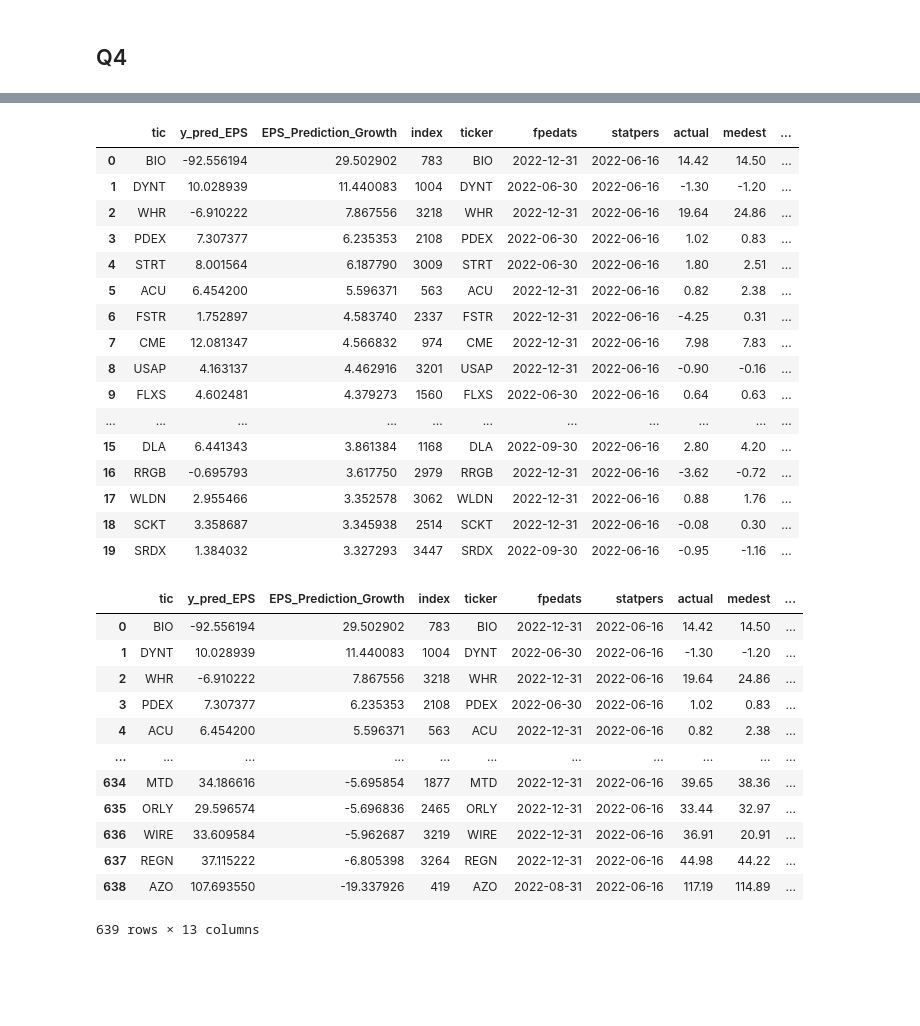
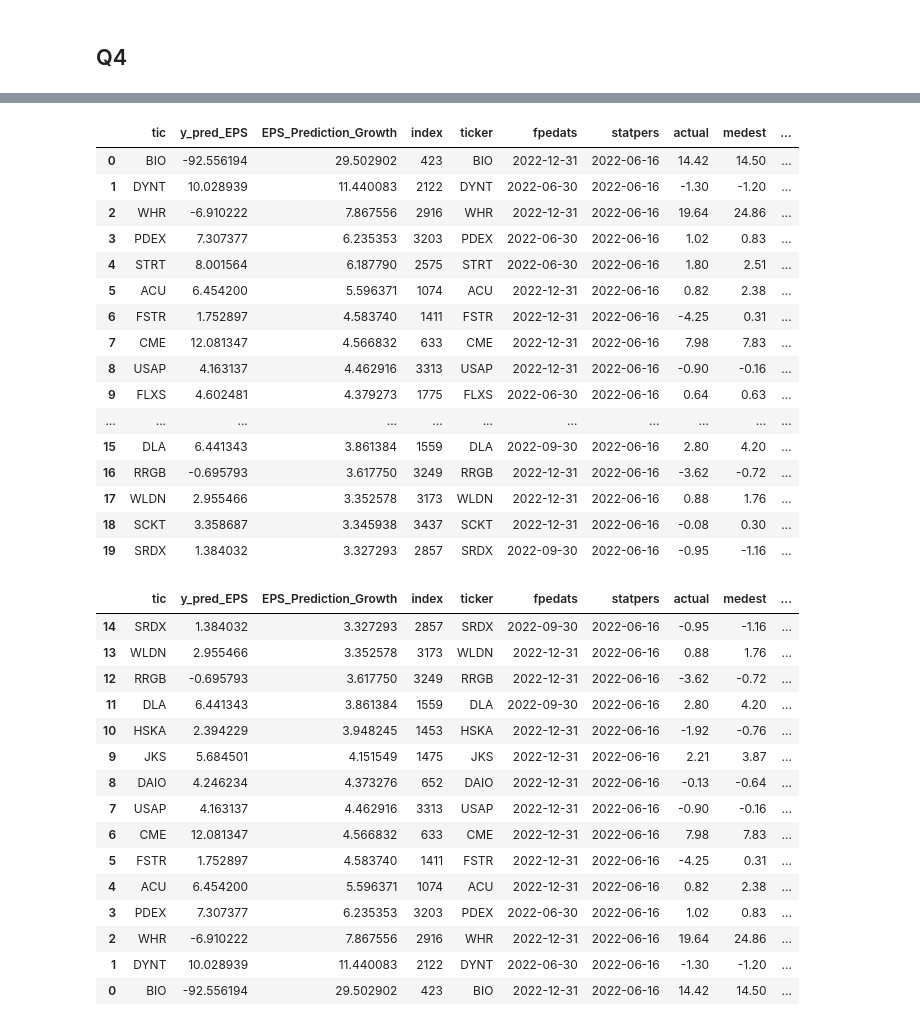
Before and after one commit to MapleKnightOfRiverwood/company-earining-projection, a Jupyter notebook: GA_Final.ipynb, the cells around one changed output, grey strips where cells are left out. Drawn from its saved outputs; the diff is of its cells as text; code cells hidden in the pictures; blank space fills up the shorter version.

```diff
--- a/GA_Final.ipynb
+++ b/GA_Final.ipynb
@@ -1340,41 +1346,45 @@ HVZ_one
 121    GHC   48.188333               8.632870
 # %%
 prediction_2022 = pd.merge(y_pred_df, df_analyst_raw_test_2022, how='inner', left_on=['tic'], right_on=['ticker'])
-prediction_2022 = prediction_2022.sort_values(by='EPS_Prediction_Growth', ascending=False)
+prediction_2022 = prediction_2022.head(20).sort_values(by='EPS_Prediction_Growth', ascending=False)
 prediction_2022.head(20)
 # %% [output]
 |  | tic | y_pred_EPS | EPS_Prediction_Growth | index | ticker | fpedats | statpers | actual | medest | ... |
-| 0 | BIO | -92.556194 | 29.502902 | 783 | BIO | 2022-12-31 | 2022-06-16 | 14.42 | 14.50 | ... |
-| 1 | DYNT | 10.028939 | 11.440083 | 1004 | DYNT | 2022-06-30 | 2022-06-16 | -1.30 | -1.20 | ... |
-| 2 | WHR | -6.910222 | 7.867556 | 3218 | WHR | 2022-12-31 | 2022-06-16 | 19.64 | 24.86 | ... |
-| 3 | PDEX | 7.307377 | 6.235353 | 2108 | PDEX | 2022-06-30 | 2022-06-16 | 1.02 | 0.83 | ... |
-| 4 | STRT | 8.001564 | 6.187790 | 3009 | STRT | 2022-06-30 | 2022-06-16 | 1.80 | 2.51 | ... |
-| 5 | ACU | 6.454200 | 5.596371 | 563 | ACU | 2022-12-31 | 2022-06-16 | 0.82 | 2.38 | ... |
-| 6 | FSTR | 1.752897 | 4.583740 | 2337 | FSTR | 2022-12-31 | 2022-06-16 | -4.25 | 0.31 | ... |
-| 7 | CME | 12.081347 | 4.566832 | 974 | CME | 2022-12-31 | 2022-06-16 | 7.98 | 7.83 | ... |
-| 8 | USAP | 4.163137 | 4.462916 | 3201 | USAP | 2022-12-31 | 2022-06-16 | -0.90 | -0.16 | ... |
-| 9 | FLXS | 4.602481 | 4.379273 | 1560 | FLXS | 2022-06-30 | 2022-06-16 | 0.64 | 0.63 | ... |
+| 0 | BIO | -92.556194 | 29.502902 | 423 | BIO | 2022-12-31 | 2022-06-16 | 14.42 | 14.50 | ... |
+| 1 | DYNT | 10.028939 | 11.440083 | 2122 | DYNT | 2022-06-30 | 2022-06-16 | -1.30 | -1.20 | ... |
+| 2 | WHR | -6.910222 | 7.867556 | 2916 | WHR | 2022-12-31 | 2022-06-16 | 19.64 | 24.86 | ... |
+| 3 | PDEX | 7.307377 | 6.235353 | 3203 | PDEX | 2022-06-30 | 2022-06-16 | 1.02 | 0.83 | ... |
+| 4 | STRT | 8.001564 | 6.187790 | 2575 | STRT | 2022-06-30 | 2022-06-16 | 1.80 | 2.51 | ... |
+| 5 | ACU | 6.454200 | 5.596371 | 1074 | ACU | 2022-12-31 | 2022-06-16 | 0.82 | 2.38 | ... |
+| 6 | FSTR | 1.752897 | 4.583740 | 1411 | FSTR | 2022-12-31 | 2022-06-16 | -4.25 | 0.31 | ... |
+| 7 | CME | 12.081347 | 4.566832 | 633 | CME | 2022-12-31 | 2022-06-16 | 7.98 | 7.83 | ... |
+| 8 | USAP | 4.163137 | 4.462916 | 3313 | USAP | 2022-12-31 | 2022-06-16 | -0.90 | -0.16 | ... |
+| 9 | FLXS | 4.602481 | 4.379273 | 1775 | FLXS | 2022-06-30 | 2022-06-16 | 0.64 | 0.63 | ... |
 | ... | ... | ... | ... | ... | ... | ... | ... | ... | ... | ... |
-| 15 | DLA | 6.441343 | 3.861384 | 1168 | DLA | 2022-09-30 | 2022-06-16 | 2.80 | 4.20 | ... |
-| 16 | RRGB | -0.695793 | 3.617750 | 2979 | RRGB | 2022-12-31 | 2022-06-16 | -3.62 | -0.72 | ... |
-| 17 | WLDN | 2.955466 | 3.352578 | 3062 | WLDN | 2022-12-31 | 2022-06-16 | 0.88 | 1.76 | ... |
-| 18 | SCKT | 3.358687 | 3.345938 | 2514 | SCKT | 2022-12-31 | 2022-06-16 | -0.08 | 0.30 | ... |
-| 19 | SRDX | 1.384032 | 3.327293 | 3447 | SRDX | 2022-09-30 | 2022-06-16 | -0.95 | -1.16 | ... |
+| 15 | DLA | 6.441343 | 3.861384 | 1559 | DLA | 2022-09-30 | 2022-06-16 | 2.80 | 4.20 | ... |
+| 16 | RRGB | -0.695793 | 3.617750 | 3249 | RRGB | 2022-12-31 | 2022-06-16 | -3.62 | -0.72 | ... |
+| 17 | WLDN | 2.955466 | 3.352578 | 3173 | WLDN | 2022-12-31 | 2022-06-16 | 0.88 | 1.76 | ... |
+| 18 | SCKT | 3.358687 | 3.345938 | 3437 | SCKT | 2022-12-31 | 2022-06-16 | -0.08 | 0.30 | ... |
+| 19 | SRDX | 1.384032 | 3.327293 | 2857 | SRDX | 2022-09-30 | 2022-06-16 | -0.95 | -1.16 | ... |
 # %%
 Accuracy_2019 = prediction_2019[['tic', 'accuracy']]
-prediction_2022 = pd.merge(prediction_2022, Accuracy_2019, how='inner', left_on=['tic'], right_on=['tic'])
+prediction_2022 = pd.merge(prediction_2022.head(20), Accuracy_2019, how='inner', left_on=['tic'], right_on=['tic'])
+prediction_2022.sort_values(by="EPS_Prediction_Growth", ascending=True, inplace=True)
 prediction_2022
 # %% [output]
 |  | tic | y_pred_EPS | EPS_Prediction_Growth | index | ticker | fpedats | statpers | actual | medest | ... |
-| 0 | BIO | -92.556194 | 29.502902 | 783 | BIO | 2022-12-31 | 2022-06-16 | 14.42 | 14.50 | ... |
-| 1 | DYNT | 10.028939 | 11.440083 | 1004 | DYNT | 2022-06-30 | 2022-06-16 | -1.30 | -1.20 | ... |
-| 2 | WHR | -6.910222 | 7.867556 | 3218 | WHR | 2022-12-31 | 2022-06-16 | 19.64 | 24.86 | ... |
-| 3 | PDEX | 7.307377 | 6.235353 | 2108 | PDEX | 2022-06-30 | 2022-06-16 | 1.02 | 0.83 | ... |
-| 4 | ACU | 6.454200 | 5.596371 | 563 | ACU | 2022-12-31 | 2022-06-16 | 0.82 | 2.38 | ... |
-| ... | ... | ... | ... | ... | ... | ... | ... | ... | ... | ... |
-| 634 | MTD | 34.186616 | -5.695854 | 1877 | MTD | 2022-12-31 | 2022-06-16 | 39.65 | 38.36 | ... |
-| 635 | ORLY | 29.596574 | -5.696836 | 2465 | ORLY | 2022-12-31 | 2022-06-16 | 33.44 | 32.97 | ... |
-| 636 | WIRE | 33.609584 | -5.962687 | 3219 | WIRE | 2022-12-31 | 2022-06-16 | 36.91 | 20.91 | ... |
-| 637 | REGN | 37.115222 | -6.805398 | 3264 | REGN | 2022-12-31 | 2022-06-16 | 44.98 | 44.22 | ... |
-| 638 | AZO | 107.693550 | -19.337926 | 419 | AZO | 2022-08-31 | 2022-06-16 | 117.19 | 114.89 | ... |
+| 14 | SRDX | 1.384032 | 3.327293 | 2857 | SRDX | 2022-09-30 | 2022-06-16 | -0.95 | -1.16 | ... |
+| 13 | WLDN | 2.955466 | 3.352578 | 3173 | WLDN | 2022-12-31 | 2022-06-16 | 0.88 | 1.76 | ... |
+| 12 | RRGB | -0.695793 | 3.617750 | 3249 | RRGB | 2022-12-31 | 2022-06-16 | -3.62 | -0.72 | ... |
+| 11 | DLA | 6.441343 | 3.861384 | 1559 | DLA | 2022-09-30 | 2022-06-16 | 2.80 | 4.20 | ... |
+| 10 | HSKA | 2.394229 | 3.948245 | 1453 | HSKA | 2022-12-31 | 2022-06-16 | -1.92 | -0.76 | ... |
+| 9 | JKS | 5.684501 | 4.151549 | 1475 | JKS | 2022-12-31 | 2022-06-16 | 2.21 | 3.87 | ... |
+| 8 | DAIO | 4.246234 | 4.373276 | 652 | DAIO | 2022-12-31 | 2022-06-16 | -0.13 | -0.64 | ... |
+| 7 | USAP | 4.163137 | 4.462916 | 3313 | USAP | 2022-12-31 | 2022-06-16 | -0.90 | -0.16 | ... |
+| 6 | CME | 12.081347 | 4.566832 | 633 | CME | 2022-12-31 | 2022-06-16 | 7.98 | 7.83 | ... |
+| 5 | FSTR | 1.752897 | 4.583740 | 1411 | FSTR | 2022-12-31 | 2022-06-16 | -4.25 | 0.31 | ... |
+| 4 | ACU | 6.454200 | 5.596371 | 1074 | ACU | 2022-12-31 | 2022-06-16 | 0.82 | 2.38 | ... |
+| 3 | PDEX | 7.307377 | 6.235353 | 3203 | PDEX | 2022-06-30 | 2022-06-16 | 1.02 | 0.83 | ... |
+| 2 | WHR | -6.910222 | 7.867556 | 2916 | WHR | 2022-12-31 | 2022-06-16 | 19.64 | 24.86 | ... |
+| 1 | DYNT | 10.028939 | 11.440083 | 2122 | DYNT | 2022-06-30 | 2022-06-16 | -1.30 | -1.20 | ... |
+| 0 | BIO | -92.556194 | 29.502902 | 423 | BIO | 2022-12-31 | 2022-06-16 | 14.42 | 14.50 | ... |
-639 rows × 13 columns
```
Also changed, not shown: parts of 5 cells of this notebook.
